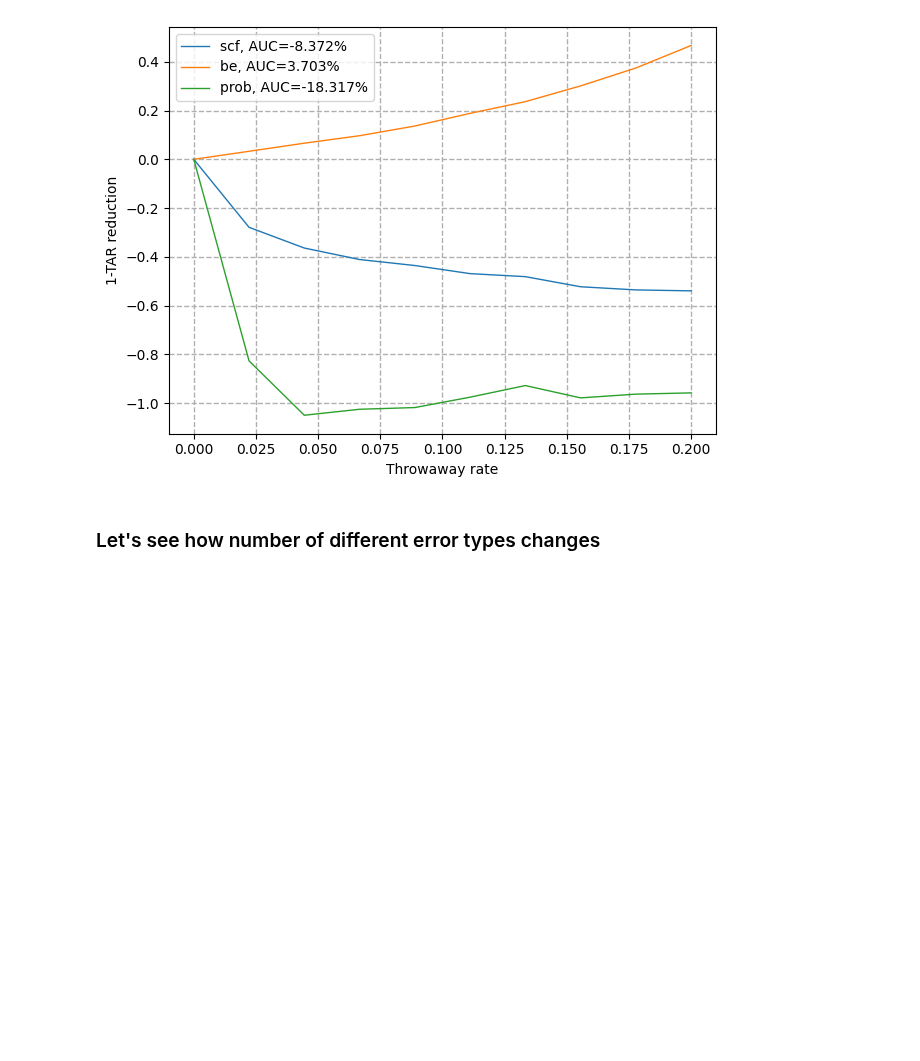
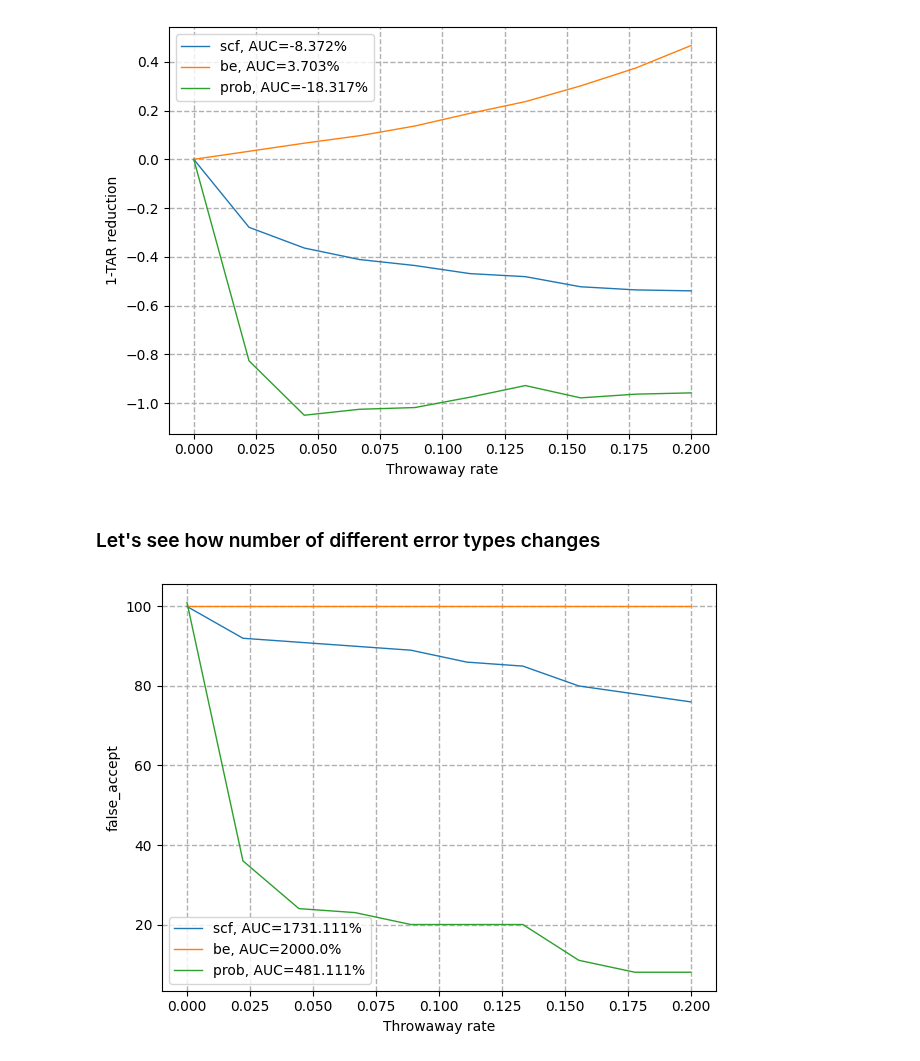
Before and after one commit to vanekek/face_ue, a Jupyter notebook: sandbox/vonMisesPred.ipynb, the cells around one changed output. Cells and saved outputs as stored; diff of their text form; code cells hidden in the pictures; blank space fills up the shorter version.

Commit message:
error count curve

```diff
--- a/sandbox/vonMisesPred.ipynb
+++ b/sandbox/vonMisesPred.ipynb
@@ -130,7 +134,7 @@ print(len(kappas) * len(betas))
 kappa_beta_to_tar_far = {}
 present_probe_ids = np.arange(probe_unique_ids.shape[0])
 for kappa, beta in tqdm(product(kappas, betas), total=len(kappas) * len(betas)):
-    tar, far = compute_von_Mises_tar_far(kappa, beta, probe_unique_ids, gallery_ids_sorted_von_mises, gallery_ids_argsort, similarity, present_probe_ids)
+    tar, far, _, _, _, _ = compute_von_Mises_tar_far(kappa, beta, probe_unique_ids, gallery_ids_sorted_von_mises, gallery_ids_argsort, gallery_ids_sorted, similarity, present_probe_ids)
     #print(f'tar-{tar} at far-{far} with kappa-{kappa} and beta {beta}')
     kappa_beta_to_tar_far[(kappa, beta)] = (tar, far)
 # %% [output]
@@ -190,17 +185,17 @@ thresh
 # %% [output]
 0.4121742600157263
 # %%
-def compute_cosine_tar_far(thresh, probe_ids, gallery_ids, probe_score, similarity, present_probe_ids, rank=1):
+def compute_cosine_tar_far(thresh, probe_ids, gallery_ids_sorted, probe_score, similarity, present_probe_ids, rank=1):
     selected_probe_ids = probe_ids[present_probe_ids]
     selected_probe_scores = probe_score[present_probe_ids]
     selected_similarity = similarity[present_probe_ids]
-    is_seen = np.isin(selected_probe_ids, gallery_ids)
+    is_seen = np.isin(selected_probe_ids, gallery_ids_sorted)
     seen_sim: np.ndarray = selected_similarity[is_seen]
     neg_score = selected_probe_scores[~is_seen]
     pos_score = selected_probe_scores[is_seen]
     seen_probe_ids = selected_probe_ids[is_seen]
     most_similar_classes = np.argmax(seen_sim, axis=1)
-    similar_class = gallery_ids[most_similar_classes]
+    similar_class = gallery_ids_sorted[most_similar_classes]
     correct_pos = (seen_probe_ids == similar_class)
     tar = (
             np.sum(np.logical_and(correct_pos, pos_score > thresh))
@@ -250,16 +240,26 @@ probe_sorted_by_prob_unc = np.argsort(prob_unc)
 probe_sorted_by_be_unc = np.argsort(be_unc)
 methods = ['scf', 'be', 'prob','scf+prob']
 rejection_tar_far = {name: {'tars':[], 'fars':[]} for name in methods}
+rejection_error_count = {name: {'false_accept':[], 'false_reject':[], 'false_ident': []} for name in methods}
 for fraction in tqdm(fractions):
     good_probes_idx_scf = probe_sorted_by_scf_unc[: int((1 - fraction) * probe_unique_ids.shape[0])]
     good_probes_idx_prob = probe_sorted_by_prob_unc[: int((1 - fraction) * probe_unique_ids.shape[0])]
     good_probes_idx_be = probe_sorted_by_be_unc[: int((1 - fraction) * probe_unique_ids.shape[0])]
-    scf_tar, scf_far = compute_cosine_tar_far(thresh, probe_unique_ids, gallery_ids_sorted, probe_score, similarity_sorted, good_probes_idx_scf)
-    be_tar, be_far = compute_cosine_tar_far(thresh, probe_unique_ids, gallery_ids_sorted, probe_score, similarity_sorted, good_probes_idx_be)
+    scf_tar, scf_far, scf_false_ident_num, scf_false_accept_num, scf_false_reject_num = compute_cosine_tar_far(thresh, probe_unique_ids, gallery_ids_sorted, probe_score, similarity_sorted, good_probes_idx_scf)
+    be_tar, be_far, be_false_ident_num, be_false_accept_num, be_false_reject_num = compute_cosine_tar_far(thresh, probe_unique_ids, gallery_ids_sorted, probe_score, similarity_sorted, good_probes_idx_be)
     rejection_tar_far['scf']['tars'].append(scf_tar)
     rejection_tar_far['scf']['fars'].append(scf_far)
+    rejection_error_count['scf']['false_accept'].append(scf_false_accept_num)
+    rejection_error_count['scf']['false_reject'].append(scf_false_reject_num)
+    rejection_error_count['scf']['false_ident'].append(scf_false_ident_num)
     rejection_tar_far['be']['tars'].append(be_tar)
     rejection_tar_far['be']['fars'].append(be_far)
-    prob_tar, prob_far = compute_von_Mises_tar_far(kappa, beta, probe_unique_ids, gallery_ids_sorted_von_mises, gallery_ids_argsort, similarity, good_probes_idx_prob)
+    rejection_error_count['be']['false_accept'].append(be_false_accept_num)
+    rejection_error_count['be']['false_reject'].append(be_false_reject_num)
+    rejection_error_count['be']['false_ident'].append(be_false_ident_num)
+    prob_tar, prob_far, _, prob_false_ident_num, prob_false_accept_num, prob_false_reject_num = compute_von_Mises_tar_far(kappa, beta, probe_unique_ids, gallery_ids_sorted_von_mises, gallery_ids_argsort, gallery_ids_sorted, similarity, good_probes_idx_prob)
     rejection_tar_far['prob']['tars'].append(prob_tar)
     rejection_tar_far['prob']['fars'].append(prob_far)
+    rejection_error_count['prob']['false_accept'].append(prob_false_accept_num)
+    rejection_error_count['prob']['false_reject'].append(prob_false_reject_num)
+    rejection_error_count['prob']['false_ident'].append(prob_false_ident_num)
@@ -326,3 +330,22 @@ fig.savefig(f"tar_rejection.png", dpi=300)
 [figure]
 # %% [markdown]
 ### Let's see how number of different error types changes
+# %%
+from evaluation.visualize import plot_rejection_scores
+scores = []
+names = []
+for method_name in rejection_error_count:
+    false_accept = rejection_error_count[method_name]['false_accept']
+    false_accept = np.array(false_accept)
+    if len(false_accept) == 0:
+        continue
+    scores.append((fractions, false_accept))
+    names.append(method_name)
+fig = plot_rejection_scores(
+    scores=scores,
+    names=names,
+    y_label=f"false_accept",
+)
+fig.savefig(f"false_accept.png", dpi=300)
+# %% [output]
+[figure, added]
```
Also changed, not shown: parts of 11 cells of this notebook, 4 other files.
